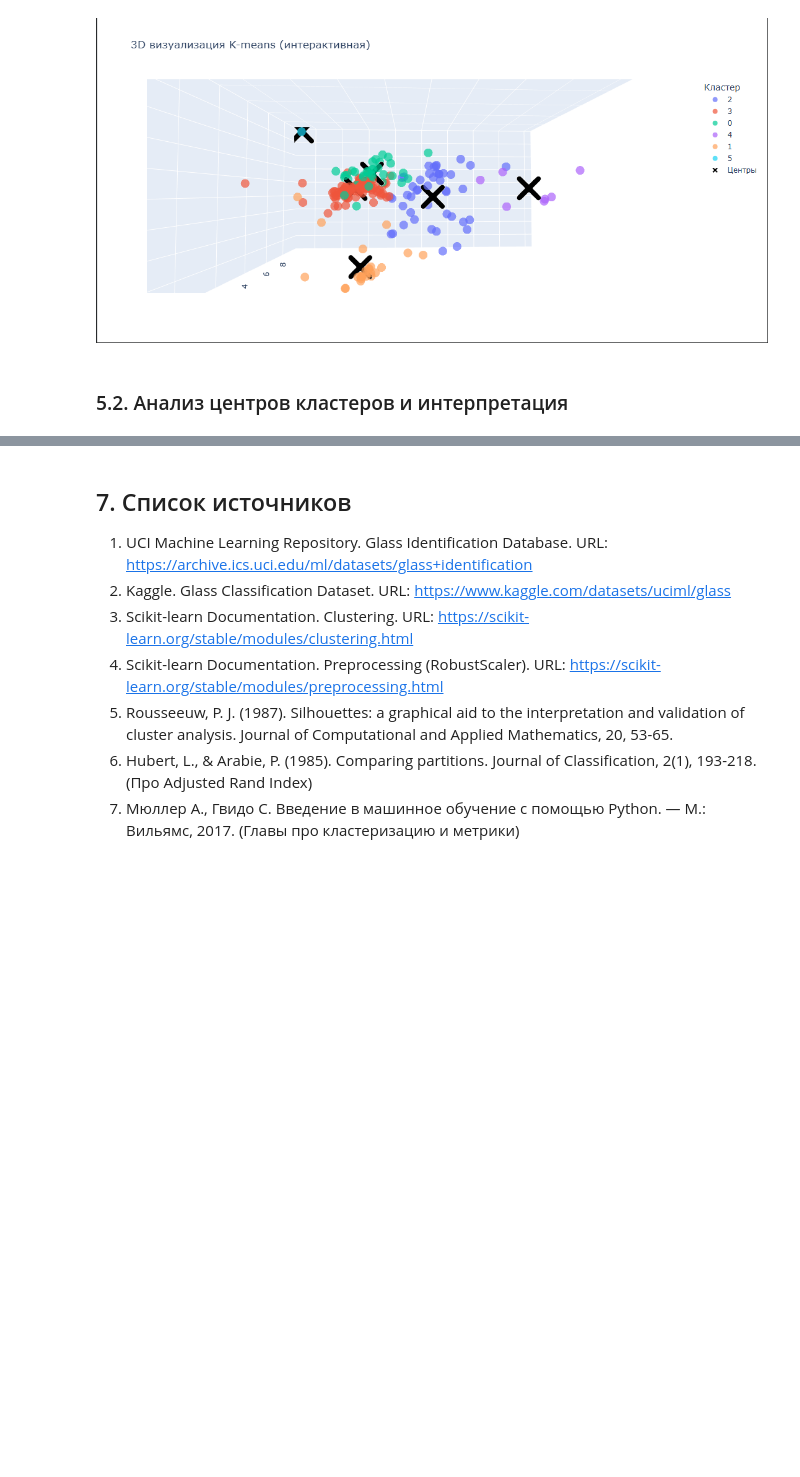
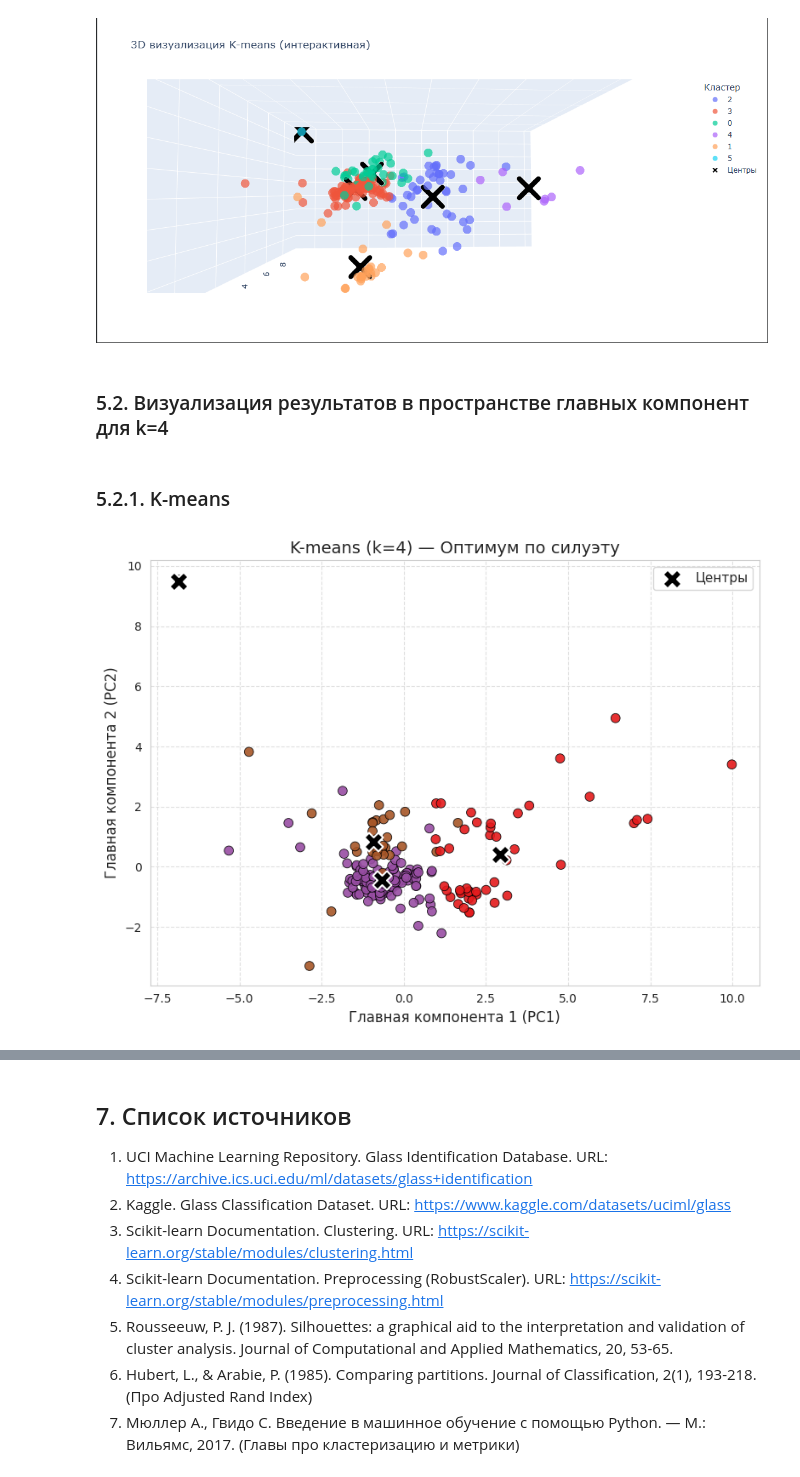
Before and after one commit to eviltyan/siimo_labs, a Jupyter notebook: lab_3.ipynb, the cells around one changed output, grey strips where cells are left out. Cells and saved outputs as stored; diff of their text form; code cells hidden in the pictures; blank space fills up the shorter version.

Commit message:
Исправления: k=4 - основной результат, добавлен расчет расстояний

```diff
--- a/lab_3.ipynb
+++ b/lab_3.ipynb
@@ -818,5 +828,32 @@ fig.show()
 [interactive output not drawn]
 # %% [markdown]
 ![image.png](embedded-picture-1)
-# %% [markdown]
-### 5.2. Анализ центров кластеров и интерпретация
+# %% [markdown]
+### 5.2. Визуализация результатов в пространстве главных компонент для k=4
+# %% [markdown]
+### 5.2.1. K-means
+# %%
+# Для 2D-графика используем PCA на 2 компоненты (если не сделано ранее)
+from sklearn.decomposition import PCA
+pca_2d = PCA(n_components=2, random_state=42)
+X_pca_2d = pca_2d.fit_transform(X_robust)
+
+# Получаем центры K-means в 2D
+centers_km_2d = pca_2d.transform(kmeans_4.cluster_centers_)
+
+# Строим график K-means
+plt.figure(figsize=(8, 6))
+plt.scatter(X_pca_2d[:, 0], X_pca_2d[:, 1], c=labels_km_4, cmap='Set1',
+            alpha=0.9, edgecolor='black', linewidth=0.6, s=60)
+plt.scatter(centers_km_2d[:, 0], centers_km_2d[:, 1], c='black', marker='X',
+            s=250, label='Центры', edgecolor='white', linewidth=1.5)
+
+plt.title('K-means (k=4) — Оптимум по силуэту', fontsize=14)
+plt.xlabel('Главная компонента 1 (PC1)', fontsize=12)
+plt.ylabel('Главная компонента 2 (PC2)', fontsize=12)
+plt.legend(fontsize=11)
+plt.grid(True, linestyle='--', alpha=0.6)
+plt.tight_layout()
+plt.show()
+# %% [output]
+[figure, added]
```
Also changed, not shown: parts of 29 cells of this notebook, 1 other file.
